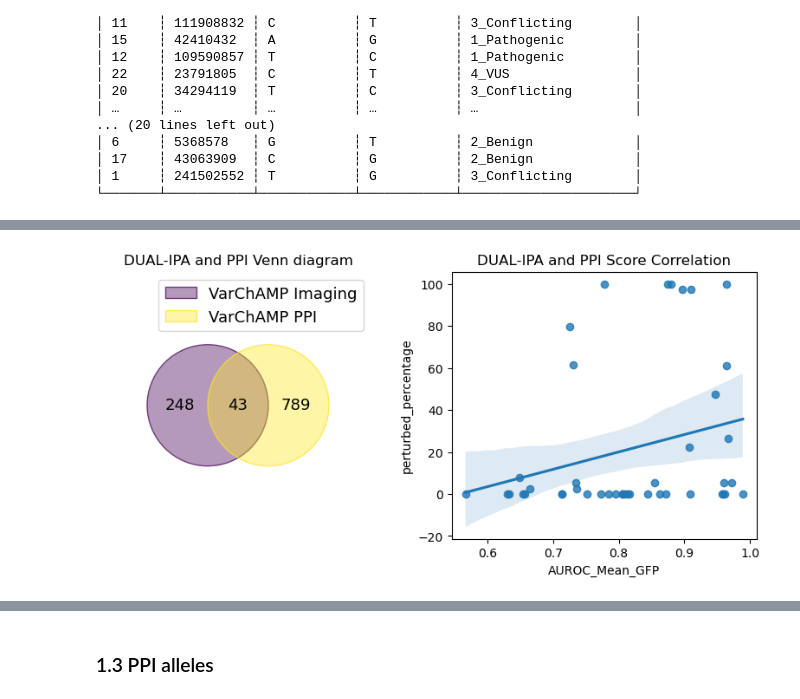
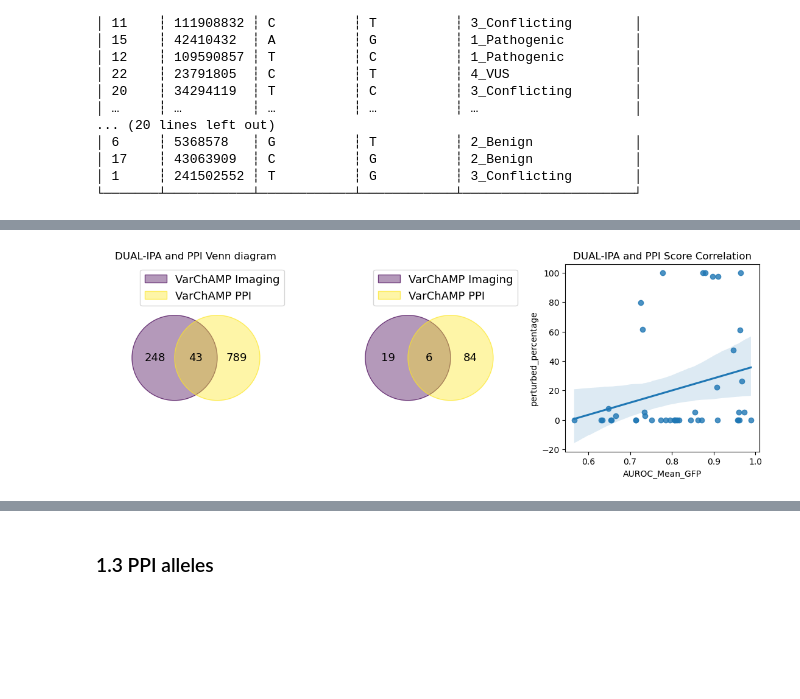
Before and after one commit to runxi-shen/2025_Pillar_VarChAMP, a Jupyter notebook: 3_integrated_assay_analyses/2_analyses/1_integrative_analyses.ipynb, the cells around one changed output, grey strips where cells are left out. Cells and saved outputs as stored; diff of their text form; code cells hidden in the pictures; blank space fills up the shorter version.

Commit message:
Updating Pillar allele collection and integrative analyses

```diff
--- a/3_integrated_assay_analyses/2_analyses/1_integrative_analyses.ipynb
+++ b/3_integrated_assay_analyses/2_analyses/1_integrative_analyses.ipynb
@@ -181,26 +155,31 @@ shape: (1_080, 5)
 # %%
 ## merge the two assays by gene_variant
 overlap_col = [c for c in img_sum_df.columns if c in ppi_sum_df.columns]
-img_ppi_df = img_sum_df.select(["gene_allele", "clinvar_clnsig_clean", "AUROC_Mean_GFP", "Altered_95th_perc_both_batches_GFP"]).join(
-    ppi_sum_df.select(["gene_allele", "clinvar_clnsig_clean", "perturbed_percentage", "ppi_perturbed_llr"]),
-    on=["gene_allele", "clinvar_clnsig_clean"],
+img_ppi_df = img_sum_df.select(["Gene", "gene_allele", "clinvar_clnsig_clean", "AUROC_Mean_GFP", "Altered_95th_perc_both_batches_GFP"]).join(
+    ppi_sum_df.select(["Gene", "gene_allele", "clinvar_clnsig_clean", "perturbed_percentage", "ppi_perturbed_llr"]),
+    on=["Gene","gene_allele", "clinvar_clnsig_clean"],
     how="full",
     coalesce=True,
     # suffix="_ppi"
 )
 
 img_ppi_set = {
     'VarChAMP Imaging': set(img_sum_df["gene_allele"].unique()),
     'VarChAMP PPI': set(ppi_sum_df["gene_variant"].unique())
 }
-fig, axes = plt.subplots(1,2,figsize=(10,4))
+fig, axes = plt.subplots(1,3,figsize=(14,4))
 venn(img_ppi_set, ax=axes[0])
+venn({
+    'VarChAMP Imaging': set(img_sum_df["Gene"].unique()),
+    'VarChAMP PPI': set(ppi_sum_df["Gene"].unique())
+}, ax=axes[1])
+
 sns.regplot(data=img_ppi_df.to_pandas(),
             x="AUROC_Mean_GFP",
             y="perturbed_percentage",
-           ax=axes[1])
+           ax=axes[2])
 axes[0].set_title("DUAL-IPA and PPI Venn diagram")
-axes[1].set_title("DUAL-IPA and PPI Score Correlation")
+axes[2].set_title("DUAL-IPA and PPI Score Correlation")
 plt.show()
 # %% [output]
-[figure, old version]
+[figure, new version]
```
Also changed, not shown: parts of 7 cells of this notebook, 19 other files.
